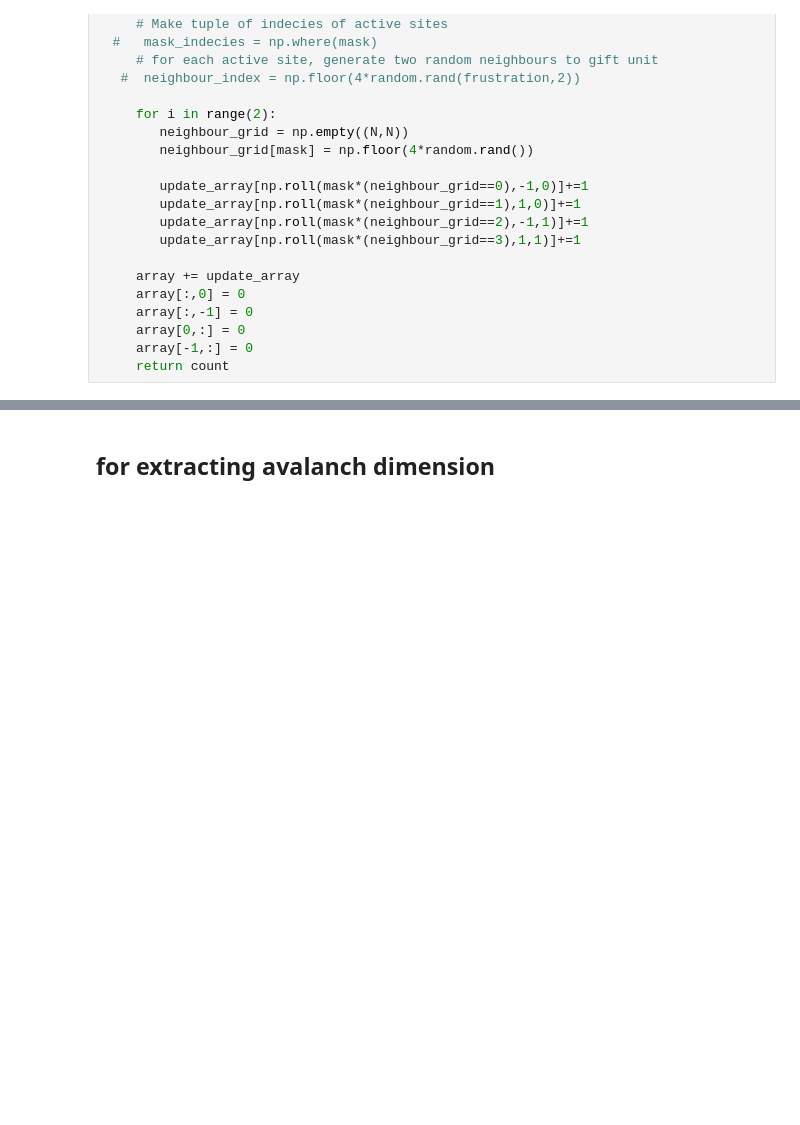
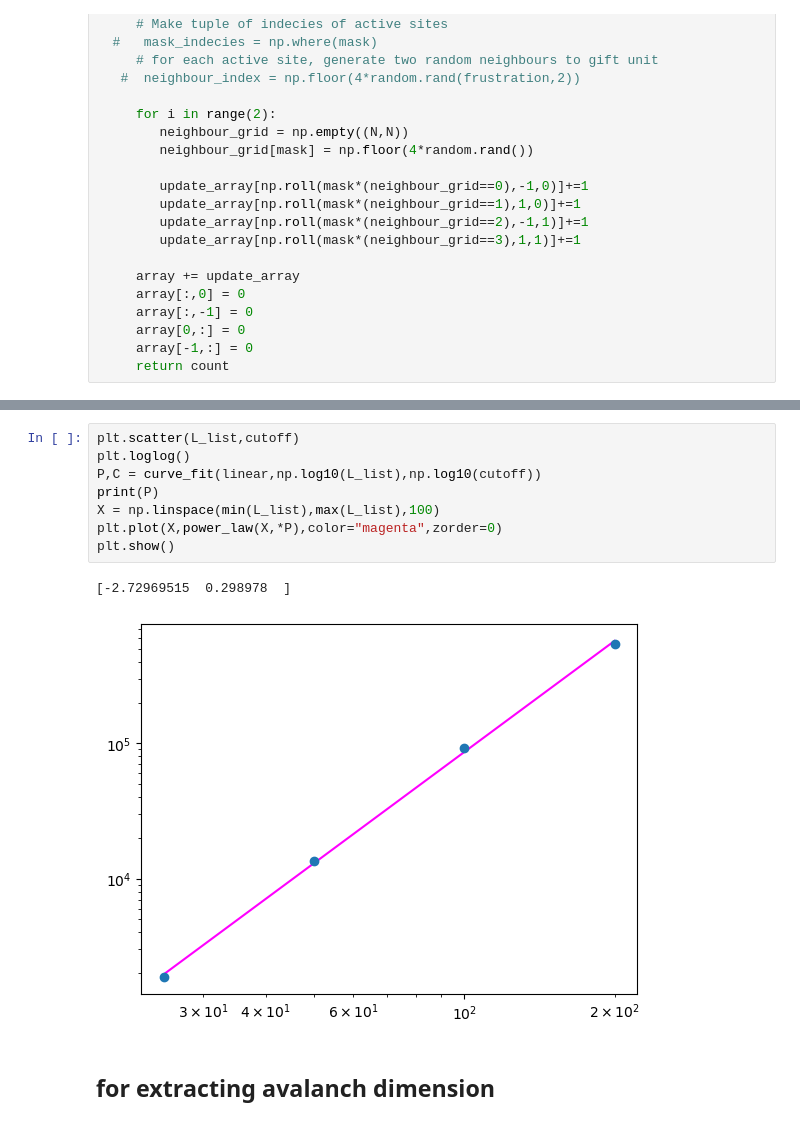
Before and after one commit to SSBNS/Complex_physics_SSBNS, a Jupyter notebook: Midterm/Midterm 2/midterm_2.ipynb, the cells around one changed output, grey strips where cells are left out. Drawn from its saved outputs; the diff is of its cells as text; blank space fills up the shorter version.

```diff
--- a/Midterm/Midterm 2/midterm_2.ipynb
+++ b/Midterm/Midterm 2/midterm_2.ipynb
@@ -274,2 +384,13 @@ gamma_lin= 1.2245190618498858
+# %%
+plt.scatter(L_list,cutoff)
+plt.loglog()
+P,C = curve_fit(linear,np.log10(L_list),np.log10(cutoff))
+print(P)
+X = np.linspace(min(L_list),max(L_list),100)
+plt.plot(X,power_law(X,*P),color="magenta",zorder=0)
+plt.show()
+# %% [output]
+[-2.72969515  0.298978  ]
+[figure, added]
 # %% [markdown]
 ## for extracting avalanch dimension
```
Also changed, not shown: parts of 22 cells of this notebook, 10 other files.
